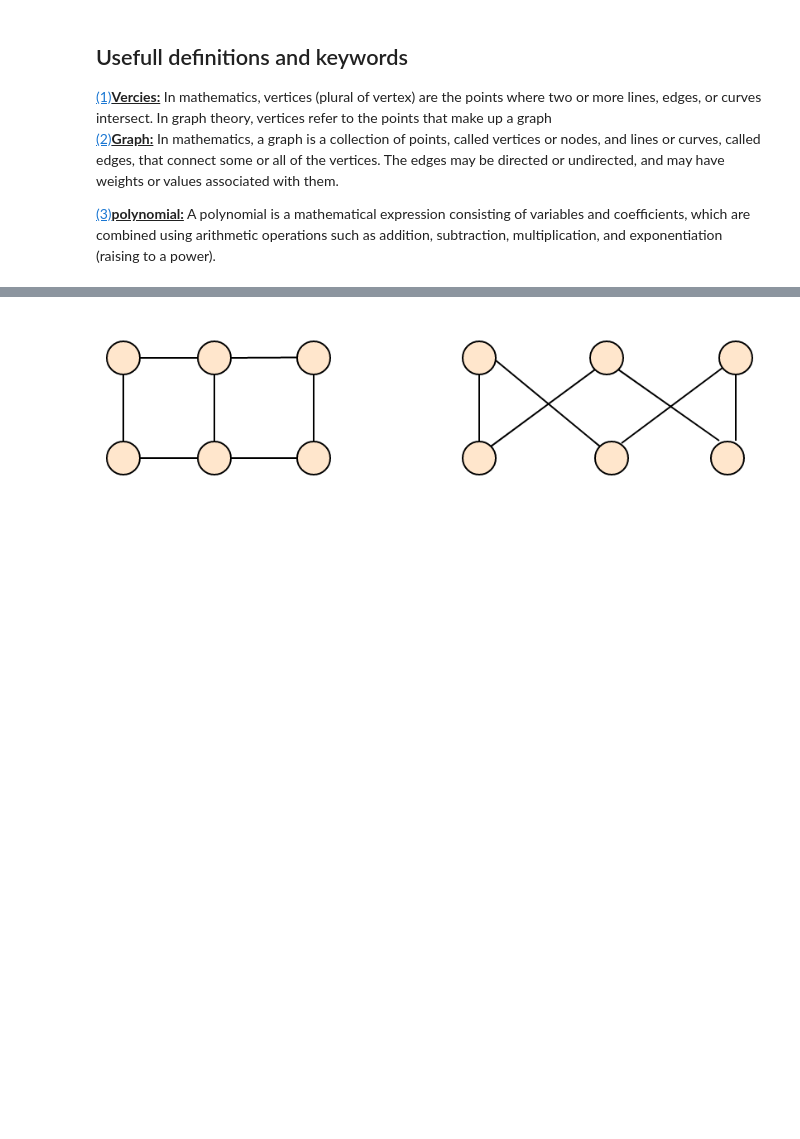
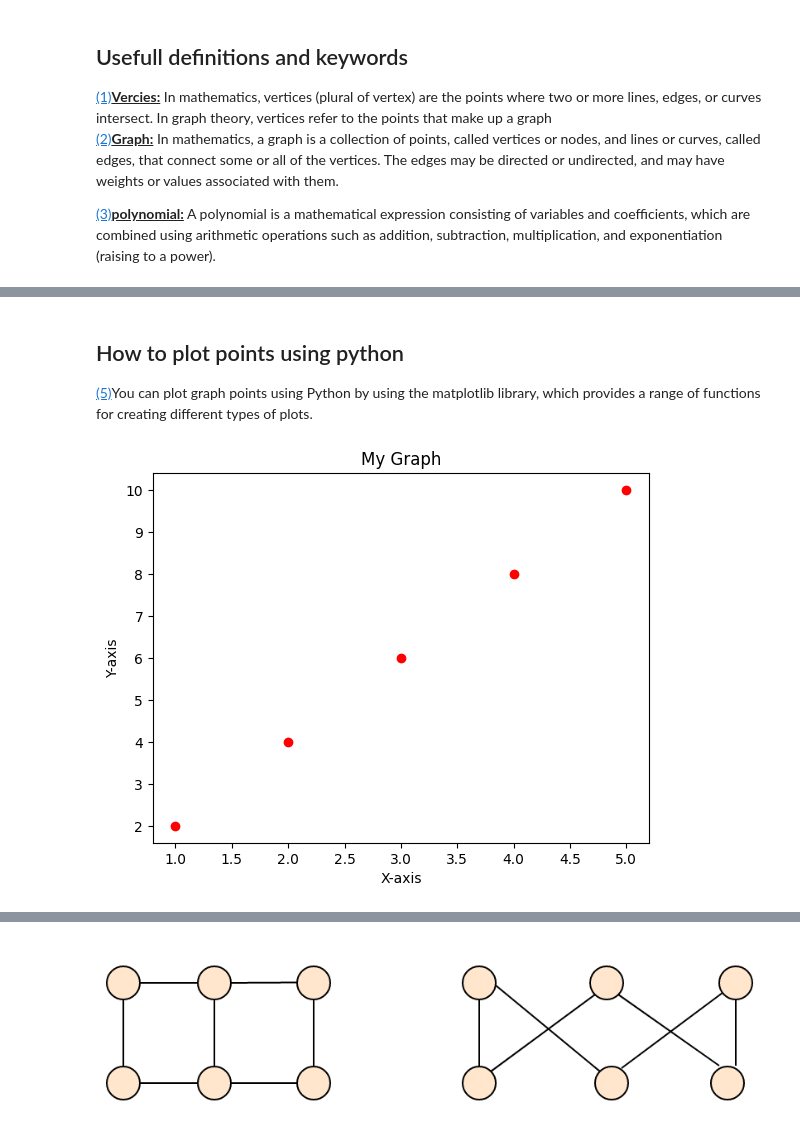
Before and after one commit to TiarnanTuite/GraphTheory, a Jupyter notebook: graph_isomorphism.ipynb, the cells around one changed output, grey strips where cells are left out. Saved outputs shown, nothing was run; the diff lists cells and outputs as text; code cells hidden in the pictures; blank space fills up the shorter version.

Commit message:
graph theory and plotting points sections added

```diff
--- a/graph_isomorphism.ipynb
+++ b/graph_isomorphism.ipynb
@@ -20,0 +26,22 @@ In graph theory, vertices refer to the points that make up a graph
+# %% [markdown]
+<h2>How to plot points using python</h2>
+<a href="https://www.geeksforgeeks.org/graph-plotting-in-python-set-1/">(5)</a>You can plot graph points using Python by using the matplotlib library, which provides a range of functions for creating different types of plots.
+# %%
+import matplotlib.pyplot as plt
+
+# Define the x and y coordinates of the points
+x = [1, 2, 3, 4, 5]
+y = [2, 4, 6, 8, 10]
+
+# Create a new plot
+plt.plot(x, y, 'ro')
+
+# Set the plot title and axis labels
+plt.title('My Graph')
+plt.xlabel('X-axis')
+plt.ylabel('Y-axis')
+
+# Show the plot
+plt.show()
+# %% [output]
+[figure, added]
```
Also changed, not shown: parts of 7 cells of this notebook, 1 other file.
